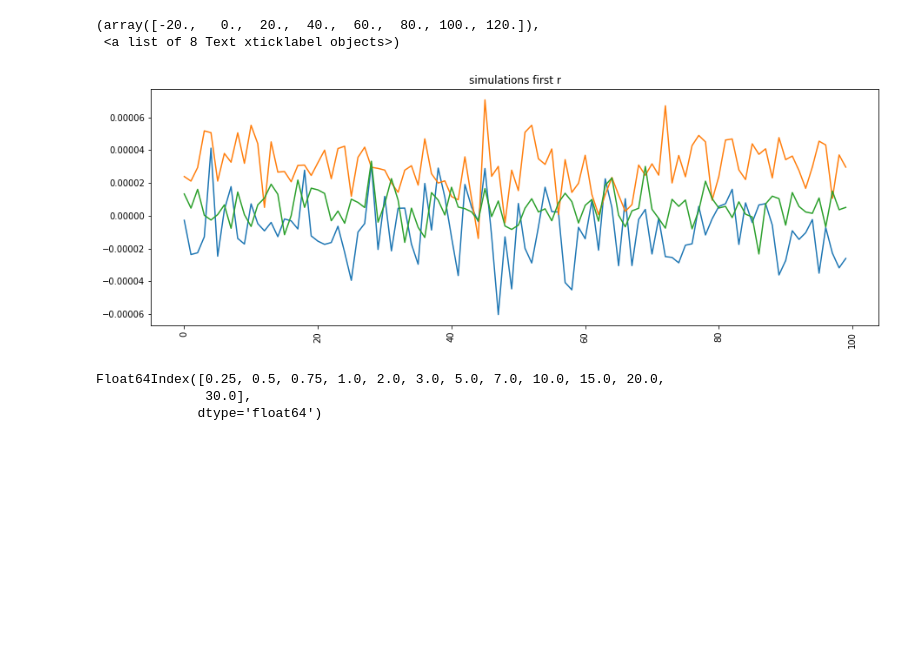
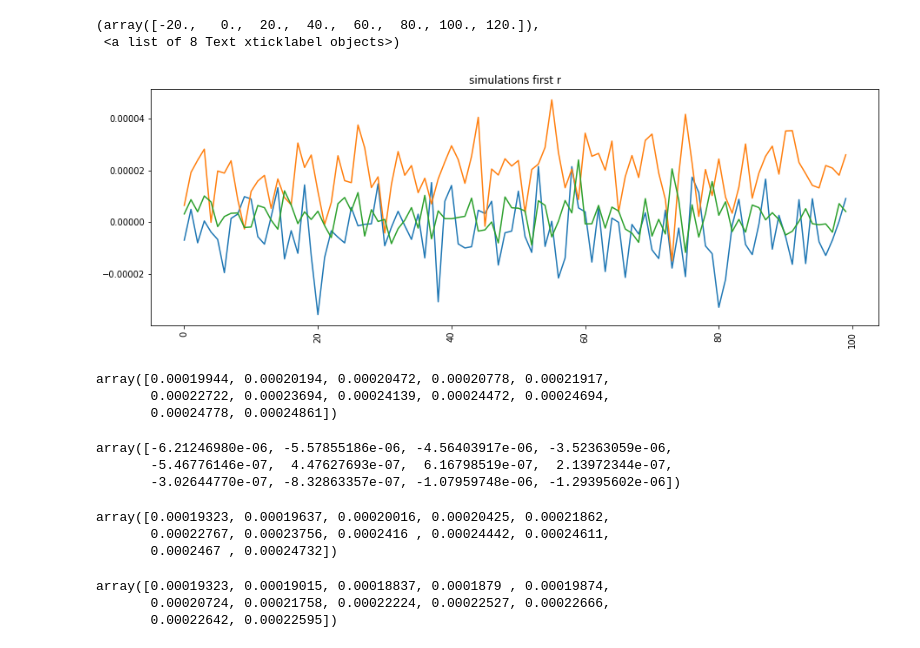
Before and after one commit to umanetz/risk_management, a Jupyter notebook: Bonds2.ipynb, the cells around one changed output. Cells and saved outputs as stored; diff of their text form; code cells hidden in the pictures; blank space fills up the shorter version.

```diff
--- a/Bonds2.ipynb
+++ b/Bonds2.ipynb
@@ -83,8 +75,8 @@ def tsplot(y, lags=None, figsize=(15, 10), style='bmh'):
 # result = ts.adfuller(components[dates[:]>np.datetime64('2016-12-10'),1]) # maxlag is now set to 1
 # result
 # %%
-def ClosestTradeDate(day, dates = dates):
-    return dates[dates <= day][-1]
+def ClosestTradeDate(day, dates = dates, back=1):
+    return dates[dates <= day][-back]
 # %%
 forecastDate = np.datetime64('2018-12-03')
 tradeDate1 = ClosestTradeDate(forecastDate-1)
@@ -112,5 +108,5 @@ forecast date 2018-12-03
 # %%
-def minimizeNLogLikelihood(r, dates, lastDate):
+def minimizeNLogLikelihood(r, dates):
     dt = 1
     rt = r
     N = r.shape[0]
@@ -127,6 +123,6 @@ def minimizeNLogLikelihood(r, dates, lastDate):
 params = np.zeros((3,3))
 
 for i in range(3):
-    params[i] = minimizeNLogLikelihood(components[:,i], dates, forDate)
+    params[i] = minimizeNLogLikelihood(components[:,i], dates)
 params
 # %% [output]
@@ -136,5 +132,5 @@ array([[ 1.55745625e+00,  2.32119560e-08,  1.86639400e-05],
 # %%
-bond_count = 2
+bond_count = 5
 bond_info = {}
 
 for bond_i in range(bond_count):
@@ -154,11 +150,12 @@ for bond_i in range(bond_count):
         'coupons_date': coupons_date,
         'coupons_rate': coupons_rate,
         'expDate': expDate,
-        'face': face
+        'faceValue': face,
+        'num_coupons': num_coupons
     }
 for i in bond_info:
     print(i)
-    print(bond_info[i]['coupons_rate'].mean())
+    print(bond_info[i]['coupons_rate'][-1])
     print(bond_info[i]['expDate'])
     print()
 # %% [output]
@@ -196,20 +208,44 @@ bond 1
 # %%
 #пример симуляции N ставок для каждой из компоненты
 
-bond_i = 0 # далее будем смотреть на конкретную облигацию
+bond_i = 1 # далее будем смотреть на конкретную облигацию
 bond_result = bond_info[bond_i]
 
 dates_index = pd.date_range(forecastDate, bond_result['expDate'])[:-1]
 
 plt.figure(figsize =(15,5))
 plt.subplot(111)
 plt.plot(bond_result['simulations'][:, :])
 plt.title('simulations first r')
 plt.xticks(rotation=90)
 # %% [output]
 (array([-20.,   0.,  20.,  40.,  60.,  80., 100., 120.]),
  <a list of 8 Text xticklabel objects>)
-[figure, old version]
+[figure, new version]
+# %%
+r0.values
+# %% [output]
+array([0.00019944, 0.00020194, 0.00020472, 0.00020778, 0.00021917,
+       0.00022722, 0.00023694, 0.00024139, 0.00024472, 0.00024694,
+       0.00024778, 0.00024861])
+# %%
+pca.inverse_transform(bond_result['simulations'])[0]
+# %% [output]
+array([-6.21246980e-06, -5.57855186e-06, -4.56403917e-06, -3.52363059e-06,
+       -5.46776146e-07,  4.47627693e-07,  6.16798519e-07,  2.13972344e-07,
+       -3.02644770e-07, -8.32863357e-07, -1.07959748e-06, -1.29395602e-06])
+# %%
+r0.values + pca.inverse_transform(bond_result['simulations'])[0]
+# %% [output]
+array([0.00019323, 0.00019637, 0.00020016, 0.00020425, 0.00021862,
+       0.00022767, 0.00023756, 0.0002416 , 0.00024442, 0.00024611,
+       0.0002467 , 0.00024732])
+# %%
+r0.values + np.cumsum(pca.inverse_transform(bond_result['simulations'])[0])
+# %% [output]
+array([0.00019323, 0.00019015, 0.00018837, 0.0001879 , 0.00019874,
+       0.00020724, 0.00021758, 0.00022224, 0.00022527, 0.00022666,
+       0.00022642, 0.00022595])
 # %%
 #переводим аля-ставки в разности реальных ставок
 inverse_r = pca.inverse_transform(bond_result['simulations'])
@@ -219,9 +255,3 @@ inverse_r = r0.values + np.cumsum(inverse_r,0)
-# %%
-r0.index
-# %% [output]
-Float64Index([0.25, 0.5, 0.75, 1.0, 2.0, 3.0, 5.0, 7.0, 10.0, 15.0, 20.0,
-              30.0],
-             dtype='float64')
 # %%
 #используем линейную интерполяцию (дневную)
 from scipy.interpolate import interp1d
```
Also changed, not shown: parts of 41 cells of this notebook.
